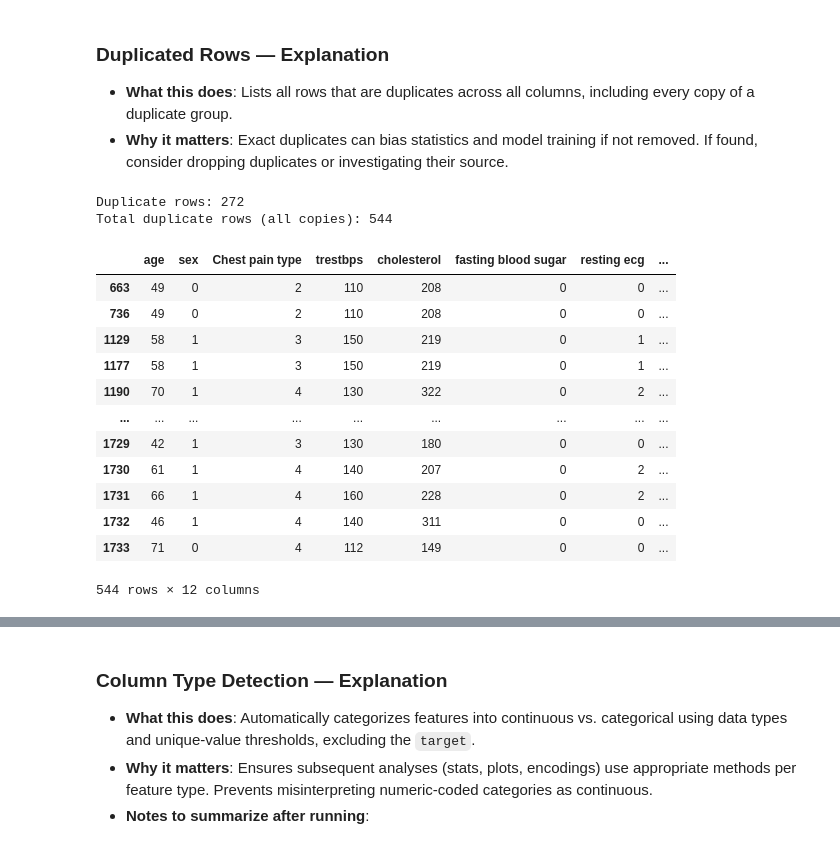
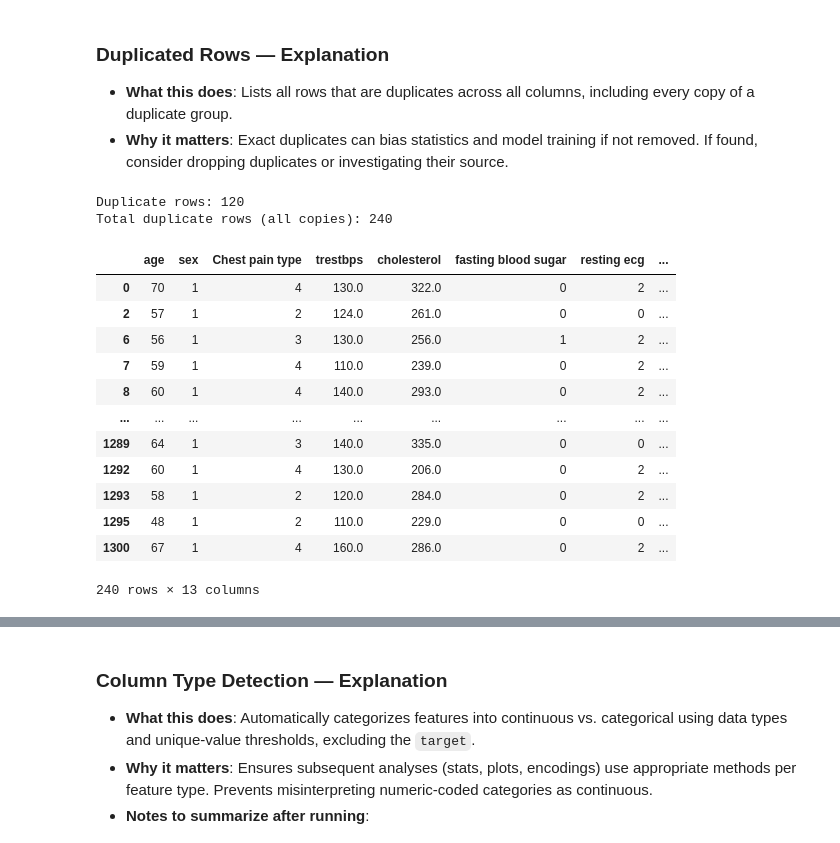
Before and after one commit to sonTungN/heart-attack-dataset, a Jupyter notebook: EDA.ipynb, the cells around one changed output, grey strips where cells are left out. Saved outputs shown, nothing was run; the diff lists cells and outputs as text; code cells hidden in the pictures.

```diff
--- a/EDA.ipynb
+++ b/EDA.ipynb
@@ -39,8 +115,8 @@ plt.rcParams['figure.figsize'] = (10, 6)
 plt.rcParams['axes.titlesize'] = 14
 plt.rcParams['axes.labelsize'] = 12
 
-DATA_PATH = './src/data/Heart_Attack.csv'
-TARGET_COL = 'target'  # update if different in your dataset
+DATA_PATH = './src/data/Heart_Attack_Cleaned.csv'  # commented: prefer UCI loader cell setting
+TARGET_COL = 'target'  # commented: set in UCI loader cell
 
 # Helper: classify columns by dtype and cardinality
 def detect_column_types(df: pd.DataFrame, target_col: str | None = None, cat_max_unique: int = 10):
@@ -105,24 +185,25 @@ Table of Missing Values per Column
 # %%
 # Print all duplicated rows (all copies)
 num_duplicates = df.duplicated().sum()
 print(f"\nDuplicate rows: {num_duplicates}")
 
 dupes_all = df[df.duplicated(keep=False)]
 print(f"Total duplicate rows (all copies): {dupes_all.shape[0]}")
-display(dupes_all)
+if dupes_all.shape[0] > 0:
+    display(dupes_all)
 # %% [output]
-Duplicate rows: 272
-Total duplicate rows (all copies): 544
+Duplicate rows: 120
+Total duplicate rows (all copies): 240
 |  | age | sex | Chest pain type | trestbps | cholesterol | fasting blood sugar | resting ecg | ... |
-| 663 | 49 | 0 | 2 | 110 | 208 | 0 | 0 | ... |
-| 736 | 49 | 0 | 2 | 110 | 208 | 0 | 0 | ... |
-| 1129 | 58 | 1 | 3 | 150 | 219 | 0 | 1 | ... |
-| 1177 | 58 | 1 | 3 | 150 | 219 | 0 | 1 | ... |
-| 1190 | 70 | 1 | 4 | 130 | 322 | 0 | 2 | ... |
+| 0 | 70 | 1 | 4 | 130.0 | 322.0 | 0 | 2 | ... |
+| 2 | 57 | 1 | 2 | 124.0 | 261.0 | 0 | 0 | ... |
+| 6 | 56 | 1 | 3 | 130.0 | 256.0 | 1 | 2 | ... |
+| 7 | 59 | 1 | 4 | 110.0 | 239.0 | 0 | 2 | ... |
+| 8 | 60 | 1 | 4 | 140.0 | 293.0 | 0 | 2 | ... |
 | ... | ... | ... | ... | ... | ... | ... | ... | ... |
-| 1729 | 42 | 1 | 3 | 130 | 180 | 0 | 0 | ... |
-| 1730 | 61 | 1 | 4 | 140 | 207 | 0 | 2 | ... |
-| 1731 | 66 | 1 | 4 | 160 | 228 | 0 | 2 | ... |
-| 1732 | 46 | 1 | 4 | 140 | 311 | 0 | 0 | ... |
-| 1733 | 71 | 0 | 4 | 112 | 149 | 0 | 0 | ... |
+| 1289 | 64 | 1 | 3 | 140.0 | 335.0 | 0 | 0 | ... |
+| 1292 | 60 | 1 | 4 | 130.0 | 206.0 | 0 | 2 | ... |
+| 1293 | 58 | 1 | 2 | 120.0 | 284.0 | 0 | 2 | ... |
+| 1295 | 48 | 1 | 2 | 110.0 | 229.0 | 0 | 0 | ... |
+| 1300 | 67 | 1 | 4 | 160.0 | 286.0 | 0 | 2 | ... |
-544 rows × 12 columns
+240 rows × 13 columns
```
Also changed, not shown: parts of 18 cells of this notebook, 1 other file.
